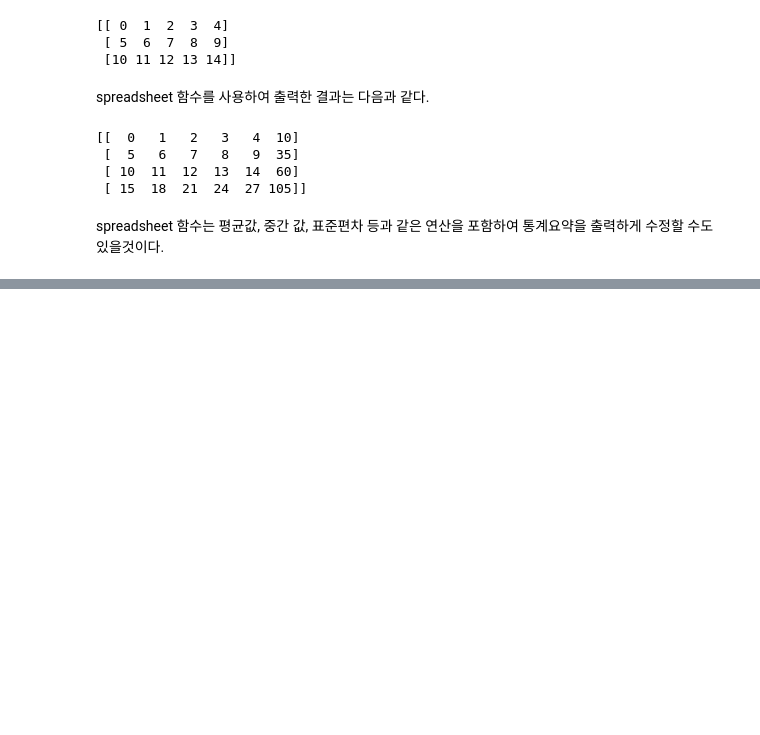
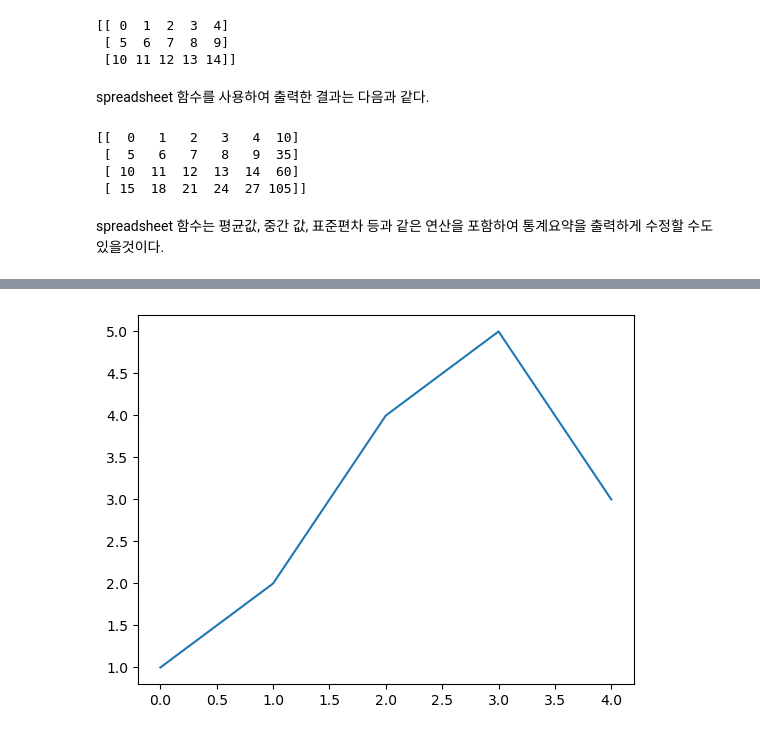
Before and after one commit to iwantbear/Python, a Jupyter notebook: Python_Package/numpy/numpy.ipynb, the cells around one changed output, grey strips where cells are left out. Saved outputs shown, nothing was run; the diff lists cells and outputs as text; code cells hidden in the pictures; blank space fills up the shorter version.

```diff
--- a/Python_Package/numpy/numpy.ipynb
+++ b/Python_Package/numpy/numpy.ipynb
@@ -1220,0 +1417,5 @@ spreadsheet 함수는 평균값, 중간 값, 표준편차 등과 같은 연산
+# %%
+plt.plot([1, 2, 4, 5, 3])
+plt.show()
+# %% [output]
+[figure, added]
```
Also changed, not shown: parts of 37 cells of this notebook.
